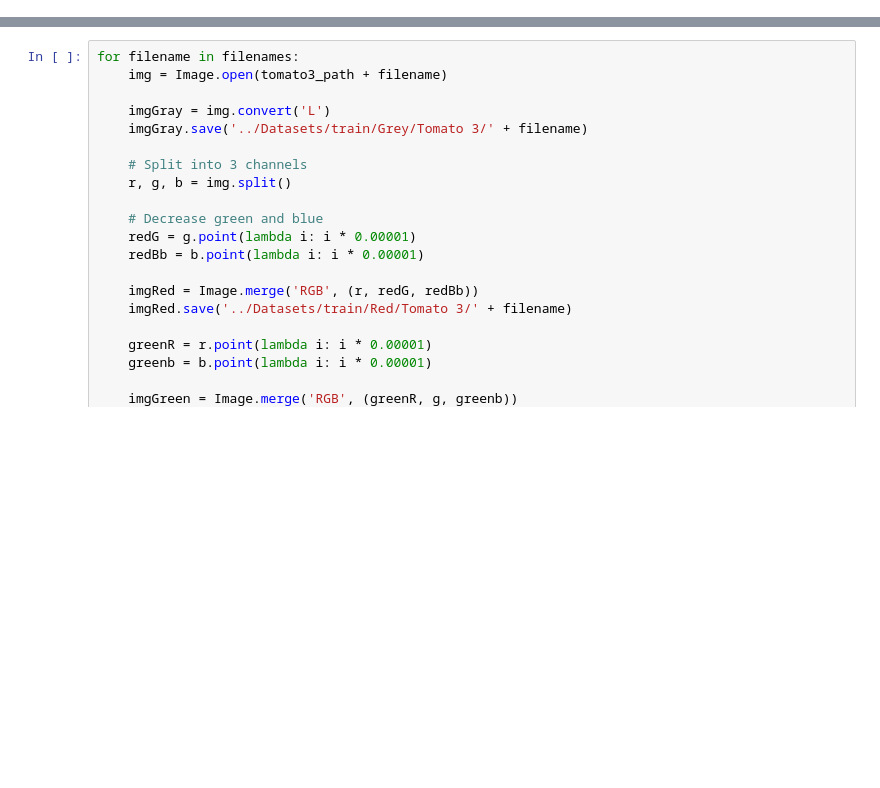
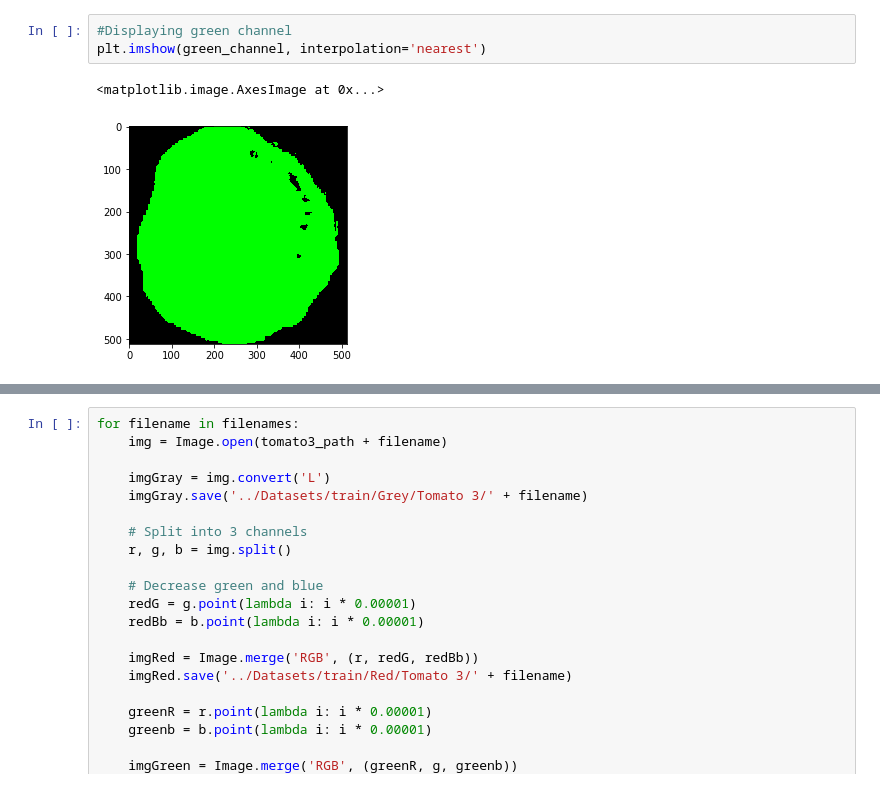
Before and after one commit to Jepp0103/AI_Exam, a Jupyter notebook: Notebooks/Split into different colors.ipynb, the cells around one changed output, grey strips where cells are left out. Cells and saved outputs as stored; diff of their text form; blank space fills up the shorter version.

```diff
--- a/Notebooks/Split into different colors.ipynb
+++ b/Notebooks/Split into different colors.ipynb
@@ -83,3 +127,9 @@ plt.imshow(red_channel, interpolation='nearest')
+# %%
+#Displaying green channel
+plt.imshow(green_channel, interpolation='nearest')
+# %% [output]
+<matplotlib.image.AxesImage at 0x...>
+[figure, added]
 # %%
 #Displaying normal channel
 plt.imshow(color_data, interpolation='nearest')
```
Also changed, not shown: parts of 7 cells of this notebook.
